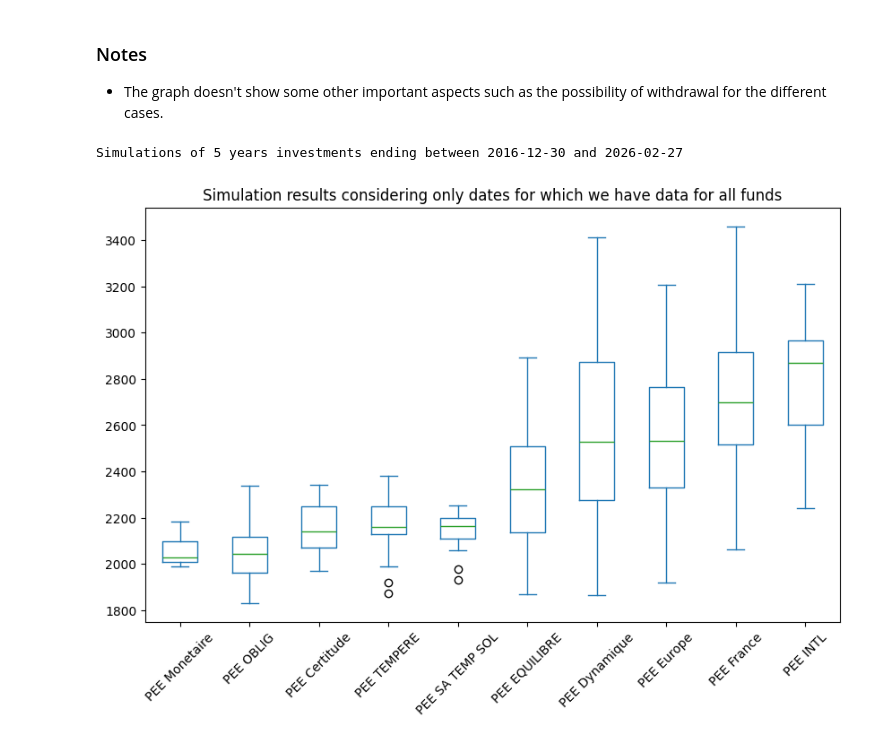
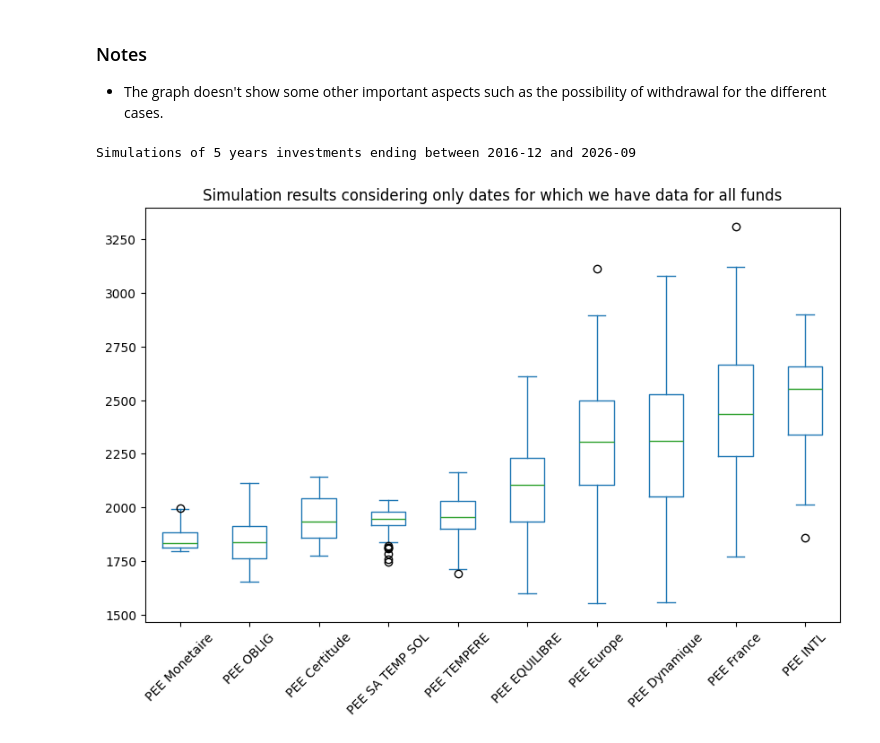
Before and after one commit to Marcondiro/plan-epargne-entreprise-analysis, a Jupyter notebook: pee.ipynb, the cells around one changed output. Saved outputs shown, nothing was run; the diff lists cells and outputs as text; code cells hidden in the pictures.

```diff
--- a/pee.ipynb
+++ b/pee.ipynb
@@ -72,7 +72,9 @@ Take the cash now instead of PEE
 # %%
 def calculate_impot_revenu_prime(revenus: float, quotient_familial: float, prime: float) -> float:
     tax = 0.0
+    # the bareme applies per part: split both incomes, then multiply the tax back
     revenus /= quotient_familial
+    prime /= quotient_familial
     for lower, upper, rate in consts.BAREME_IMPOT_REVENU:
         if revenus > upper:
             continue
@@ -81,7 +83,7 @@ def calculate_impot_revenu_prime(revenus: float, quotient_familial: float, prime
             tax += (min(amount, upper) - max(revenus, lower)) * rate
         else:
             break
-    return tax
+    return tax * quotient_familial
 
 
 csg_deductible = params.PRIME * consts.CSG_DEDUCTIBLE
@@ -262,42 +181,44 @@ Cash out and put everything in an ETF, on a plan d'épargne en actions(PEA), hav
 entrance_fixed_fee = 5      # for the sake of simplicity
 exit_fixed_fee = 6          # transfer out
 
-df = pd.read_csv("./data/AMUNDIEUROSTOXX50UCITSETFDREURC.txt",
-                 sep="\t", parse_dates=["date"], dayfirst=True, index_col='date')
+etf = pd.read_csv("./data/AMUNDIEUROSTOXX50UCITSETFDREURC.txt",
+                  sep="\t", parse_dates=["date"], dayfirst=True, index_col='date')
 
-df['price'] = df['clot']
+etf['price'] = etf['clot']
 results["PEA ETF Europe"] = past_returns(
-    df, cash - entrance_fixed_fee, consts.PRELEVEMENT_SOCIAUX) - exit_fixed_fee
+    etf, cash - entrance_fixed_fee, consts.PRELEVEMENT_SOCIAUX) - exit_fixed_fee
 # %% [markdown]
 ### Livret A / LDDS
 What if I cash out and put everything in a livrets défiscalisés.
 
 _Note: these savings accounts have quite low limits that are not taken into account here_
 # %%
-df = pd.read_csv("./data/LIVRET_A.csv", sep=";", skiprows=6,
-                 names=["date", "rate"], decimal=",", parse_dates=["date"], index_col='date')
-df.sort_index(inplace=True)
+livret = pd.read_csv("./data/LIVRET_A.csv", sep=";", skiprows=6,
+                     names=["date", "rate"], decimal=",", parse_dates=["date"], index_col='date')
+livret.sort_index(inplace=True)
 # In the past (pre 2000) the rates were quite high, it is more likely that they will be aligned with the recent rates
 # (This might be questionable, feel free to change it)
-df = df[df.index.year >= 2000]
-# Filter to keep only February of any year (at least recently is the only month in which the rate is updated)
-df = df[df.index.month == 2]
-df['rate'] /= 100
-df['returns'] = (
-    df['rate'] + 1).rolling(window=params.YEARS).apply(lambda x: np.prod(x)) - 1
+livret = livret[livret.index.year >= 2000]
+livret['rate'] /= 100
+# The rate can change in February and August: use the end of month rate (the one in force during that month)
+# and compound monthly, which slightly overestimates the yearly capitalization of the real Livret A
+livret['returns'] = (
+    livret['rate'] / 12 + 1).rolling(window=12*params.YEARS).apply(np.prod, raw=True) - 1
 # No gain tax on the Livret A
-df['net'] = cash * (1 + df['returns'])
+livret['net'] = cash * (1 + livret['returns'])
 
-results["Livret A"] = df['net']
+results["Livret A"] = livret['net'].to_period('M')
 # %% [markdown]
 ## Results
 # %%
-df = pd.DataFrame(dict([(key, pd.Series(value))
-                  for key, value in results.items()]))
+df = pd.DataFrame({key: value for key, value in results.items()
+                   if isinstance(value, pd.Series)})
+# cash does not depend on the date
+df['Cash'] = results['Cash'][0]
 df = df[df.median().sort_values().index]
 
 x_colors = [
-    'red' if isinstance(results[key], pd.Series) and results[key].first_valid_index() >= pd.Timestamp(year=2008 + params.YEARS, month=1, day=1)
+    'red' if isinstance(results[key], pd.Series) and results[key].first_valid_index().year >= 2008 + params.YEARS
     else 'black'
     for key in df.columns
 ]
@@ -317,12 +238,12 @@ for tick, color in zip(plt.get_xticklabels(), x_colors):
 # %%
 df2 = df.drop(['Cash', 'Livret A', 'PEA ETF Europe'], axis=1).dropna()
 print(
-    f'Simulations of {params.YEARS} years investments ending between {df2.index.min().date()} and {df2.index.max().date()}')
+    f'Simulations of {params.YEARS} years investments ending between {df2.index.min()} and {df2.index.max()}')
 df2 = df2[df2.median().sort_values().index]
 
 plt = df2.plot(kind='box', figsize=(
     10, 6), title="Simulation results considering only dates for which we have data for all funds")
 plt.xaxis.set_tick_params(rotation=45)
 # %% [output]
-Simulations of 5 years investments ending between 2016-12-30 and 2026-02-27
+Simulations of 5 years investments ending between 2016-12 and 2026-09
-[figure, old version]
+[figure, new version]
```
Also changed, not shown: parts of 26 cells of this notebook, 13 other files.
